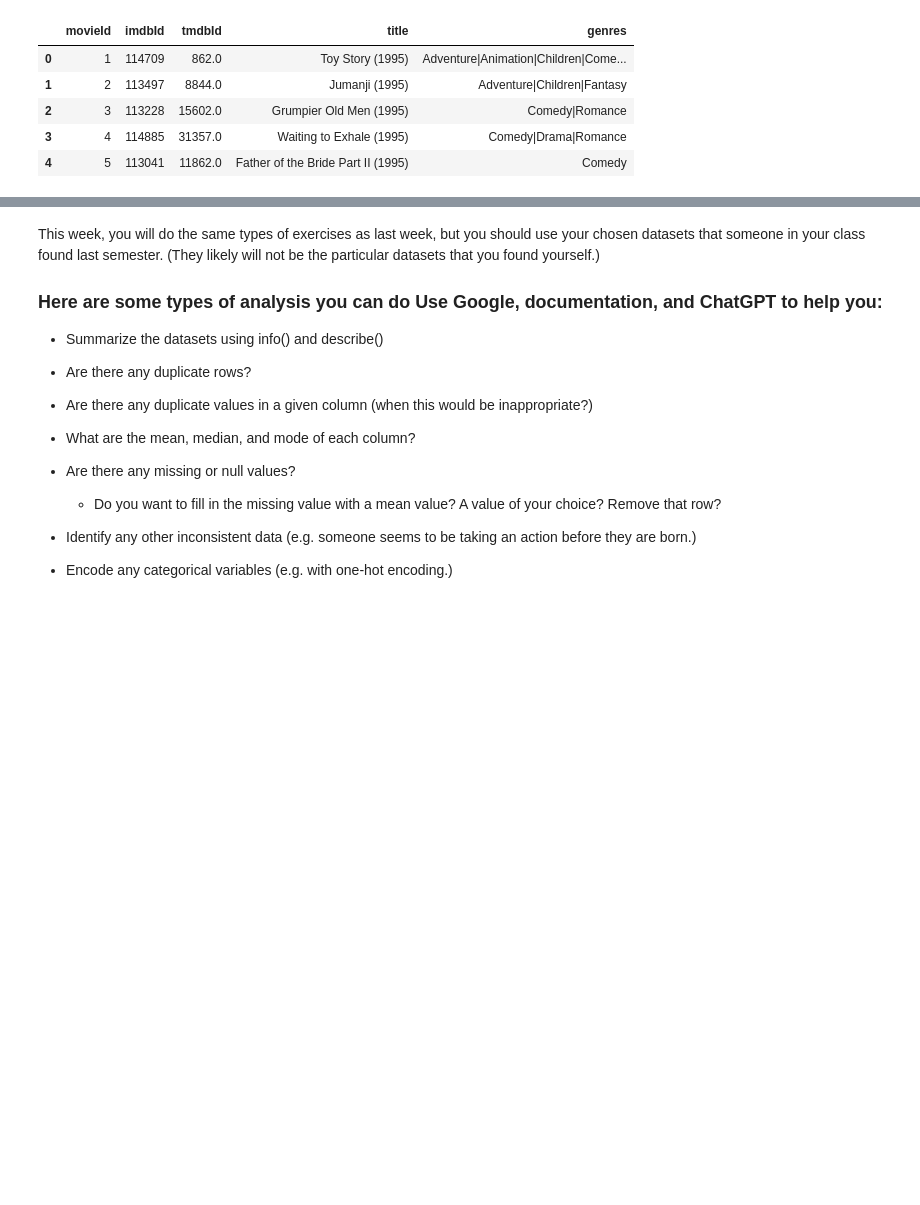
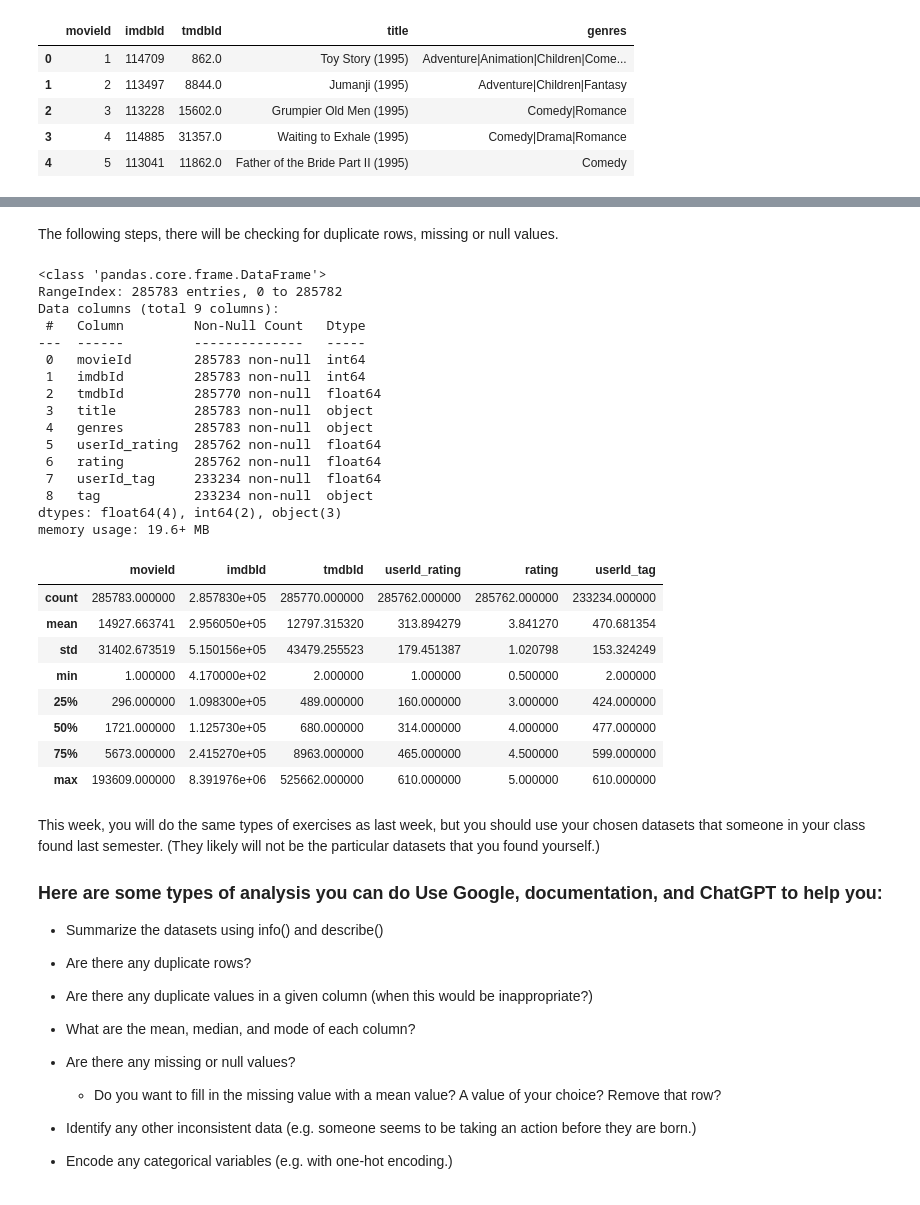
Before and after one commit to keshleem/dx699-summerai-homework2, a Jupyter notebook: OMDS-ModB2-Week2-Martin-Keshia-Lee.ipynb, the cells around one changed output, grey strips where cells are left out. Cells and saved outputs as stored; diff of their text form; code cells hidden in the pictures; blank space fills up the shorter version.

```diff
--- a/OMDS-ModB2-Week2-Martin-Keshia-Lee.ipynb
+++ b/OMDS-ModB2-Week2-Martin-Keshia-Lee.ipynb
@@ -165,3 +199,35 @@ df_merge_movies
+# %% [markdown]
+The following steps, there will be checking for duplicate rows, missing or null values.
+# %%
+df_merge_movies.info()
+print()
+df_merge_movies.describe()
+# %% [output]
+<class 'pandas.core.frame.DataFrame'>
+RangeIndex: 285783 entries, 0 to 285782
+Data columns (total 9 columns):
+ #   Column         Non-Null Count   Dtype
+---  ------         --------------   -----
+ 0   movieId        285783 non-null  int64
+ 1   imdbId         285783 non-null  int64
+ 2   tmdbId         285770 non-null  float64
+ 3   title          285783 non-null  object
+ 4   genres         285783 non-null  object
+ 5   userId_rating  285762 non-null  float64
+ 6   rating         285762 non-null  float64
+ 7   userId_tag     233234 non-null  float64
+ 8   tag            233234 non-null  object
+dtypes: float64(4), int64(2), object(3)
+memory usage: 19.6+ MB
+|  | movieId | imdbId | tmdbId | userId_rating | rating | userId_tag |
+| count | 285783.000000 | 2.857830e+05 | 285770.000000 | 285762.000000 | 285762.000000 | 233234.000000 |
+| mean | 14927.663741 | 2.956050e+05 | 12797.315320 | 313.894279 | 3.841270 | 470.681354 |
+| std | 31402.673519 | 5.150156e+05 | 43479.255523 | 179.451387 | 1.020798 | 153.324249 |
+| min | 1.000000 | 4.170000e+02 | 2.000000 | 1.000000 | 0.500000 | 2.000000 |
+| 25% | 296.000000 | 1.098300e+05 | 489.000000 | 160.000000 | 3.000000 | 424.000000 |
+| 50% | 1721.000000 | 1.125730e+05 | 680.000000 | 314.000000 | 4.000000 | 477.000000 |
+| 75% | 5673.000000 | 2.415270e+05 | 8963.000000 | 465.000000 | 4.500000 | 599.000000 |
+| max | 193609.000000 | 8.391976e+06 | 525662.000000 | 610.000000 | 5.000000 | 610.000000 |
 # %% [markdown]
 This week, you will do the same types of exercises as last week, but you should use your chosen datasets that someone in your class found last semester. (They likely will not be the particular datasets that you found yourself.)
 
```
Also changed, not shown: parts of 13 cells of this notebook.
